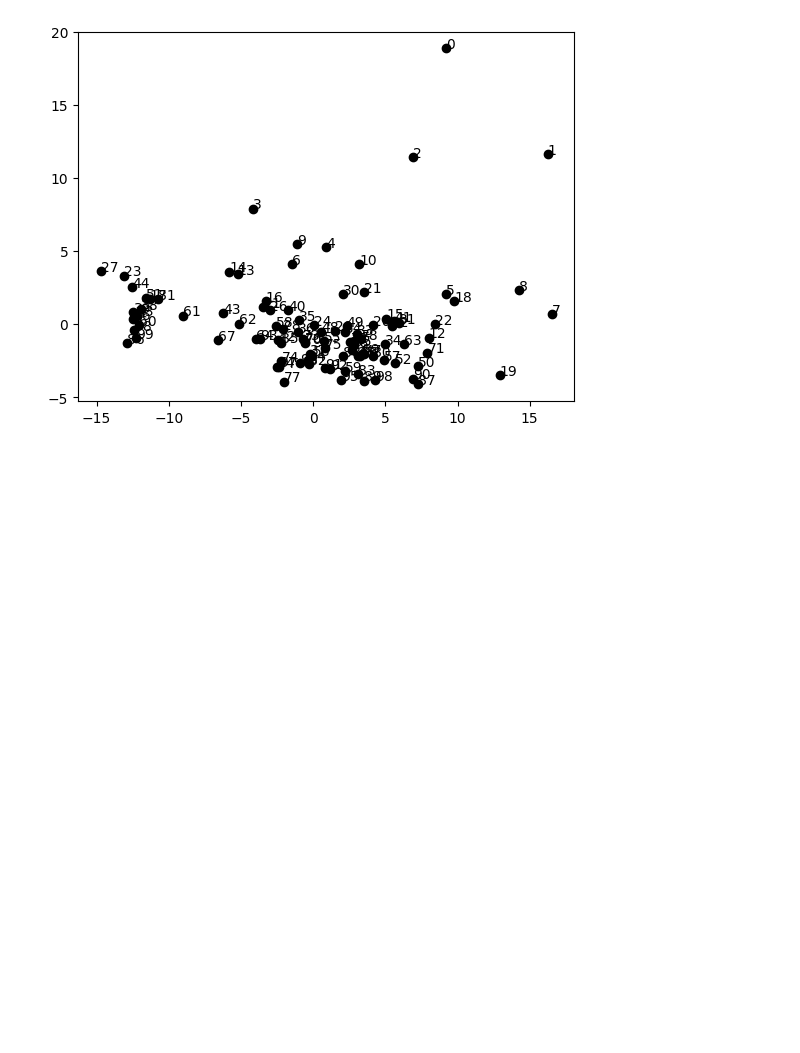
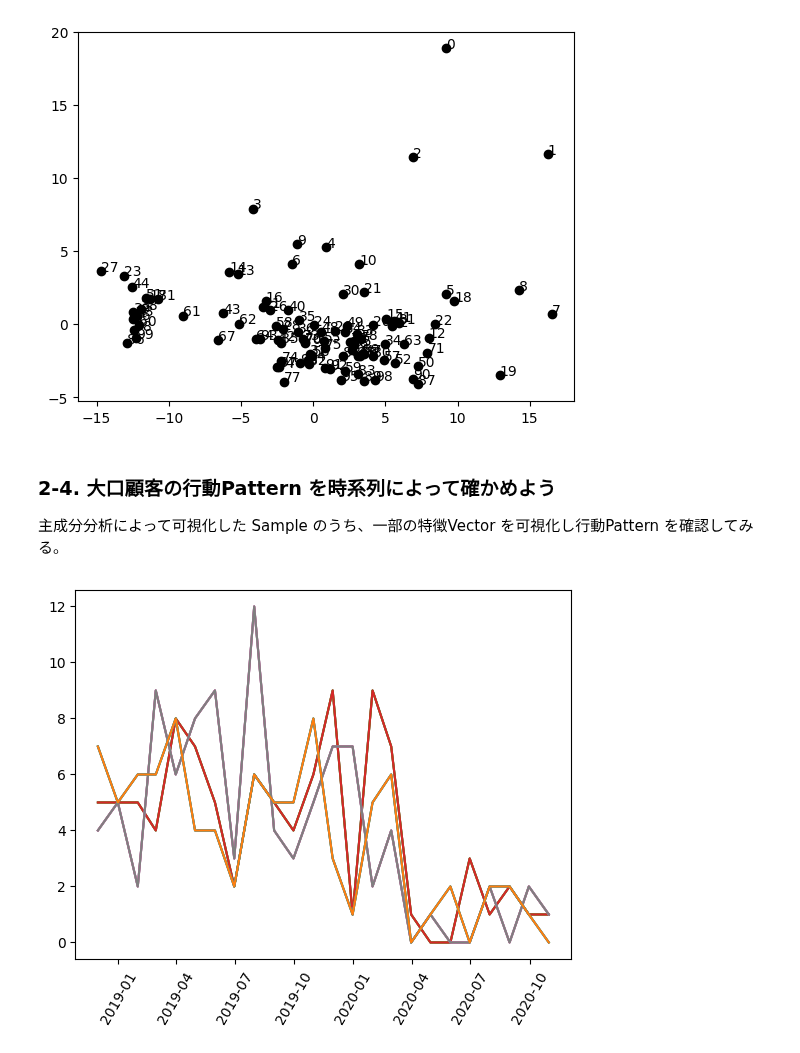
Before and after one commit to 1024xx4/math_programing_for_ai_and_ds, a Jupyter notebook: section02/section02.ipynb, the cells around one changed output. Drawn from its saved outputs; the diff is of its cells as text; code cells hidden in the pictures; blank space fills up the shorter version.

Commit message:
Feat: 大口顧客の行動 Pattern を時系列によって確かめてみる#3

```diff
--- a/section02/section02.ipynb
+++ b/section02/section02.ipynb
@@ -153,3 +155,28 @@ for i in range(len(transformed)):
 plt.show()
 # %% [output]
 [figure]
+# %% [markdown]
+### 2-4. 大口顧客の行動Pattern を時系列によって確かめよう
+主成分分析によって可視化した Sample のうち、一部の特徴Vector を可視化し行動Pattern を確認してみる。
+# %%
+# Sample(顧客) の特徴 Vector を可視化する
+import pandas as pd
+
+# index の抽出
+x_0 = df_info.resample('M').count()
+x_0 = x_0.drop(x_0.columns.values, axis=1)
+
+# 順位の設定
+list_rank = [23, 27, 44]
+x = []
+
+for i_rank in list_rank:
+    i_id = df_info['顧客ID'].value_counts().index[i_rank]  # 顧客ID の抽出
+    x_i = df_info[df_info['顧客ID'] == i_id].resample('M').count()  # 月ごとの利用回数を特徴量として抽出
+    x_i = pd.concat([x_0, x_i], axis=1).fillna(0)  # 欠損値があった場合の穴埋め
+    # 描画
+    plt.plot(x_i)
+    plt.xticks(rotation=60)
+plt.show()
+# %% [output]
+[figure, added]
```
Also changed, not shown: parts of 4 cells of this notebook.
